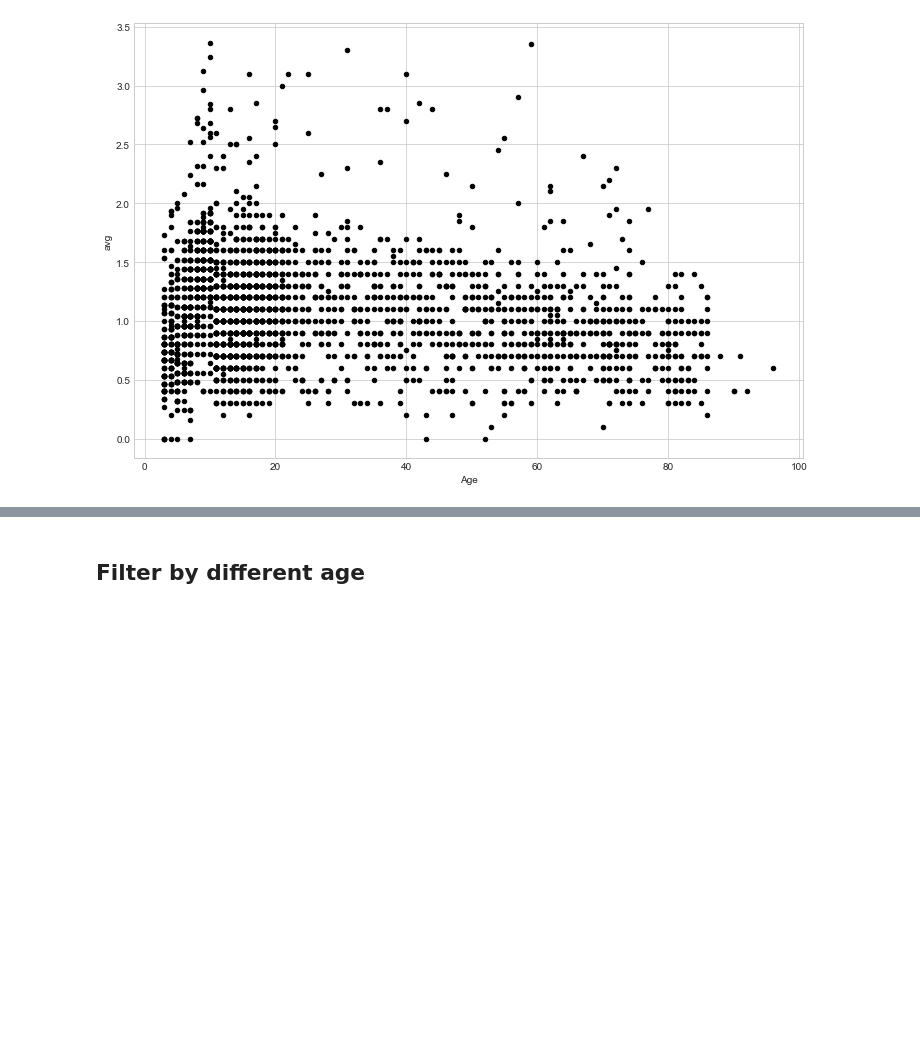
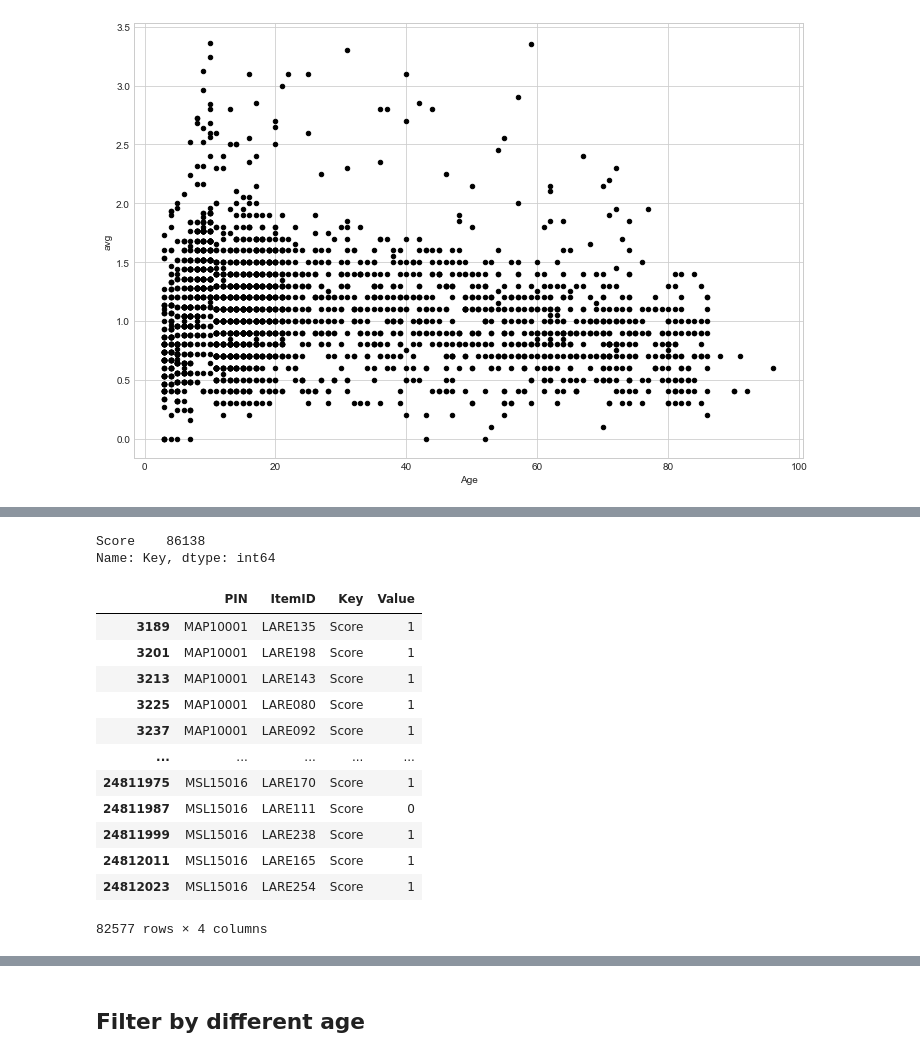
Before and after one commit to tianchu-shu/NWMSS, a Jupyter notebook: NIHTB_Norming/OR_norm.ipynb, the cells around one changed output, grey strips where cells are left out. Drawn from its saved outputs; the diff is of its cells as text; code cells hidden in the pictures; blank space fills up the shorter version.

```diff
--- a/NIHTB_Norming/OR_norm.ipynb
+++ b/NIHTB_Norming/OR_norm.ipynb
@@ -134,0 +154,5 @@ xls =  pd.read_excel('C:/Users/tsb7592/Downloads/OR Forms for Norming 07.08.2020
+# %%
+os.Key.value_counts()
+# %% [output]
+Score    86138
+Name: Key, dtype: int64
@@ -134,0 +161,16 @@ xls =  pd.read_excel('C:/Users/tsb7592/Downloads/OR Forms for Norming 07.08.2020
+# %%
+os
+# %% [output]
+|  | PIN | ItemID | Key | Value |
+| 3189 | MAP10001 | LARE135 | Score | 1 |
+| 3201 | MAP10001 | LARE198 | Score | 1 |
+| 3213 | MAP10001 | LARE143 | Score | 1 |
+| 3225 | MAP10001 | LARE080 | Score | 1 |
+| 3237 | MAP10001 | LARE092 | Score | 1 |
+| ... | ... | ... | ... | ... |
+| 24811975 | MSL15016 | LARE170 | Score | 1 |
+| 24811987 | MSL15016 | LARE111 | Score | 0 |
+| 24811999 | MSL15016 | LARE238 | Score | 1 |
+| 24812011 | MSL15016 | LARE165 | Score | 1 |
+| 24812023 | MSL15016 | LARE254 | Score | 1 |
+82577 rows × 4 columns
```
Also changed, not shown: parts of 27 cells of this notebook.
